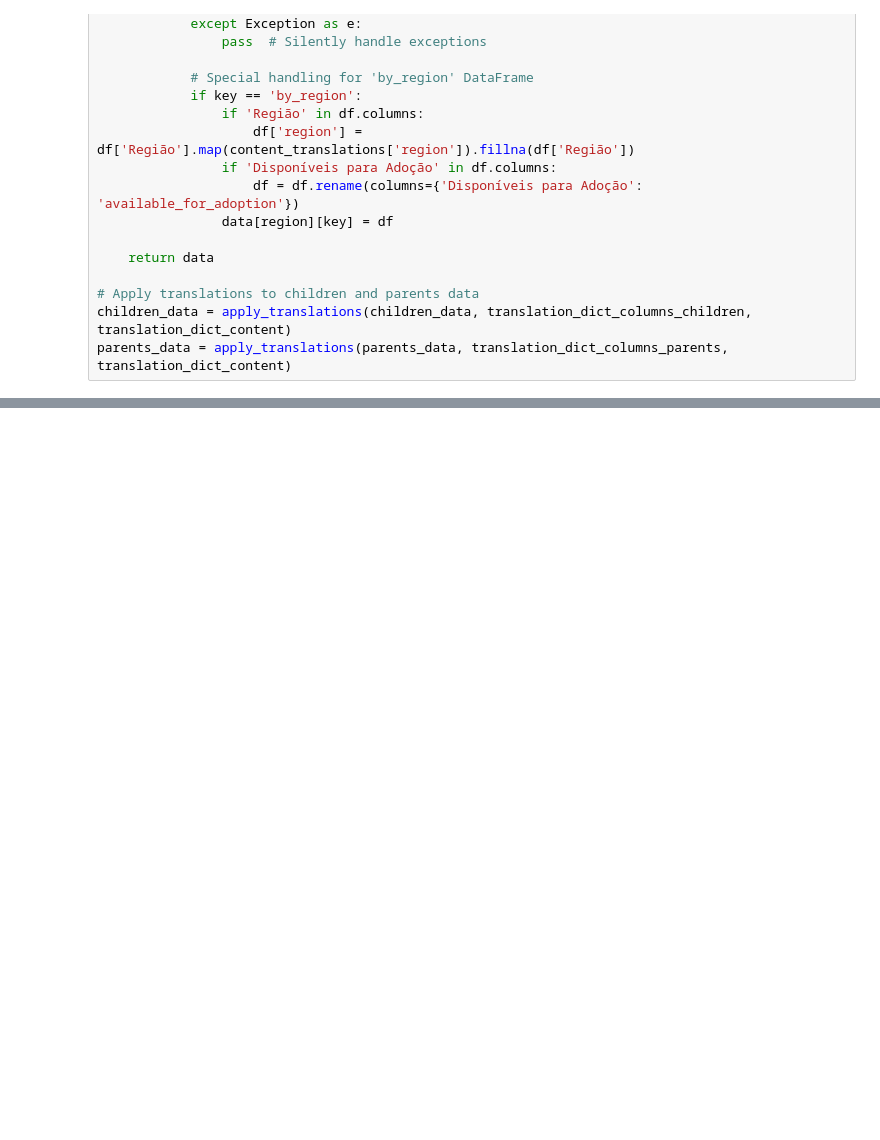
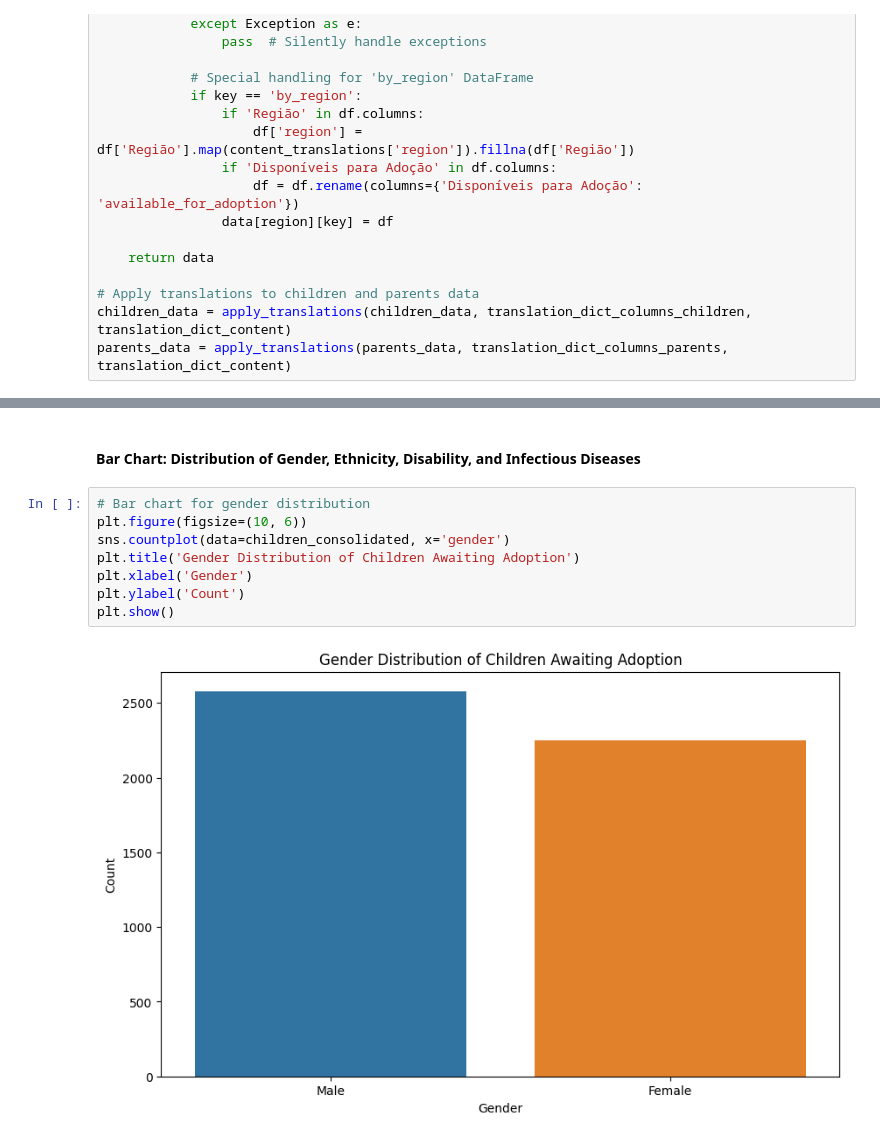
Before and after one commit to giulliadeux/br_adoption, a Jupyter notebook: Adoption in Brazil.ipynb, the cells around one changed output, grey strips where cells are left out. Cells and saved outputs as stored; diff of their text form; blank space fills up the shorter version.

```diff
--- a/Adoption in Brazil.ipynb
+++ b/Adoption in Brazil.ipynb
@@ -886,0 +1078,12 @@ Summary statistics:
+# %% [markdown]
+#### Bar Chart: Distribution of Gender, Ethnicity, Disability, and Infectious Diseases
+# %%
+# Bar chart for gender distribution
+plt.figure(figsize=(10, 6))
+sns.countplot(data=children_consolidated, x='gender')
+plt.title('Gender Distribution of Children Awaiting Adoption')
+plt.xlabel('Gender')
+plt.ylabel('Count')
+plt.show()
+# %% [output]
+[figure, added]
```
Also changed, not shown: parts of 85 cells of this notebook, 7 other files.
